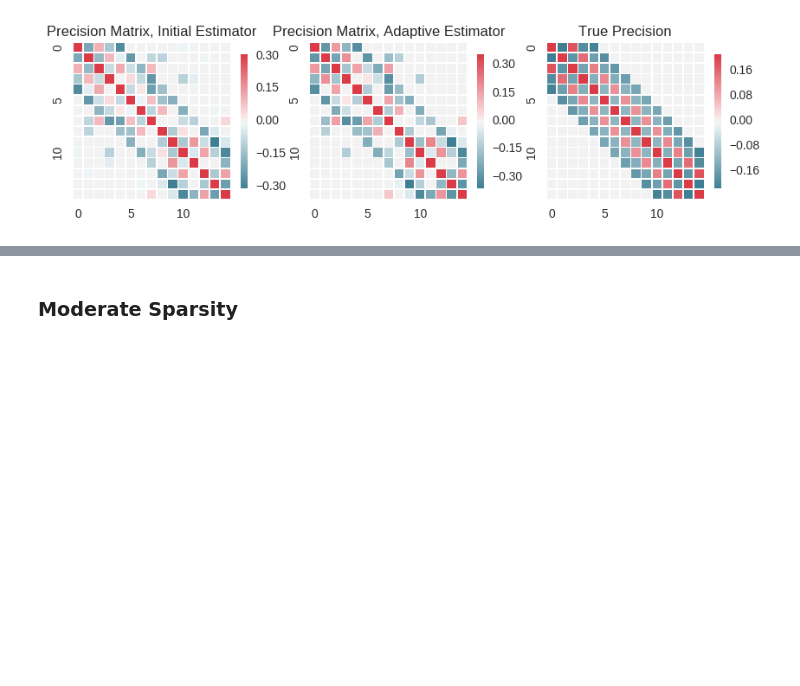
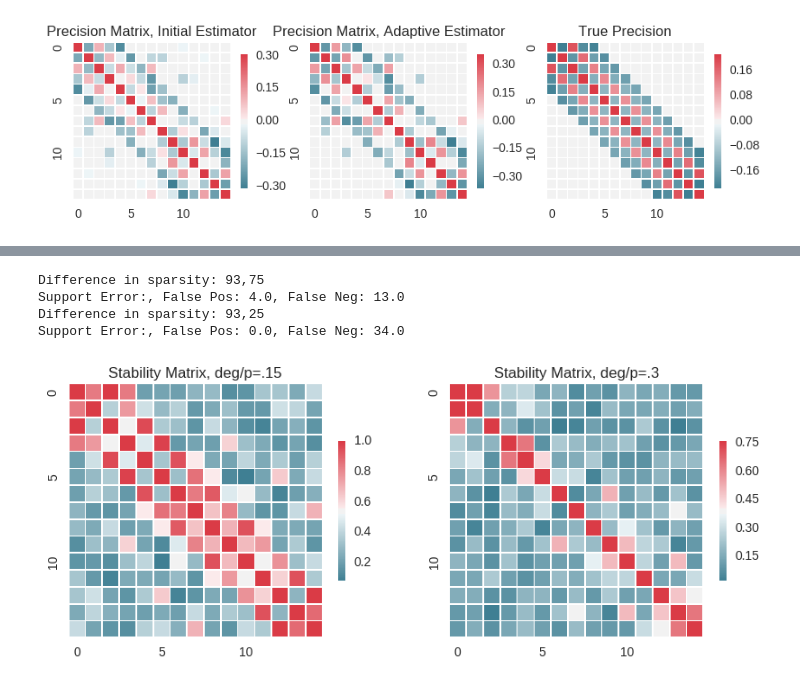
Before and after one commit to skggm/skggm, a Jupyter notebook: examples/Banded Network Simulation.ipynb, the cells around one changed output, grey strips where cells are left out. Cells and saved outputs as stored; diff of their text form; code cells hidden in the pictures; blank space fills up the shorter version.

```diff
--- a/examples/Banded Network Simulation.ipynb
+++ b/examples/Banded Network Simulation.ipynb
@@ -371,13 +397,43 @@ ensemble_estimator = ModelAverage(
-# %% [markdown]
-### Moderate Sparsity
-# %%
-covariance, precision, adjacency = new_graph(15,.4,adj_type=adj_type',random_sign=True,seed=1)
-
-n_samples = 20*n_features
-prng = np.random.RandomState(2)
-X = mvn(n_samples,n_features,covariance,random_state=prng)
-
-ensemble_estimator = ModelAverage(
-            n_trials=20,
-            penalization='random',
-            lam=0.2)
+# %%
+# Plot comparison
+f, (ax2, ax3) = plt.subplots(1,2, figsize=(10, 4));
+
+stability_threshold = .5
+prec_hat = ensemble_estimator.proportion_
+prec_vmax = np.max(np.triu(prec_hat,1))
+cmap = sns.diverging_palette(220, 10, as_cmap=True)
+sns.heatmap(prec_hat,cmap=cmap, vmax=prec_vmax,
+            square=True, xticklabels=5, yticklabels=5,
+            linewidths=.5, cbar_kws={"shrink": .5},ax=ax2)
+ax2.set_title('Stability Matrix, deg/p=.15')
+print 'Difference in sparsity: {},{}'.format(
+    np.sum(np.not_equal(precision,0)),
+    np.sum(np.not_equal(prec_hat>stability_threshold,0))
+)
+err_fp, err_fn = _false_support(precision,np.greater(ensemble_estimator.proportion_,stability_threshold))
+print 'Support Error:, False Pos: {}, False Neg: {}'.format(
+    err_fp,
+    err_fn
+)
+
+prec_hat = ensemble_estimator2.proportion_
+prec_vmax = np.max(np.triu(prec_hat,1))
+sns.heatmap(prec_hat,cmap=cmap, vmax=prec_vmax,
+            square=True, xticklabels=5, yticklabels=5,
+            linewidths=.5, cbar_kws={"shrink": .5},ax=ax3)
+ax3.set_title('Stability Matrix, deg/p=.3')
+print 'Difference in sparsity: {},{}'.format(
+    np.sum(np.not_equal(precision,0)),
+    np.sum(np.not_equal(prec_hat>stability_threshold,0))
+)
+err_fp, err_fn = _false_support(precision,np.greater(ensemble_estimator2.proportion_,stability_threshold))
+print 'Support Error:, False Pos: {}, False Neg: {}'.format(
+    err_fp,
+    err_fn
+)
+# %% [output]
+Difference in sparsity: 93,75
+Support Error:, False Pos: 4.0, False Neg: 13.0
+Difference in sparsity: 93,25
+Support Error:, False Pos: 0.0, False Neg: 34.0
+[figure, added]
```
Also changed, not shown: parts of 10 cells of this notebook.
